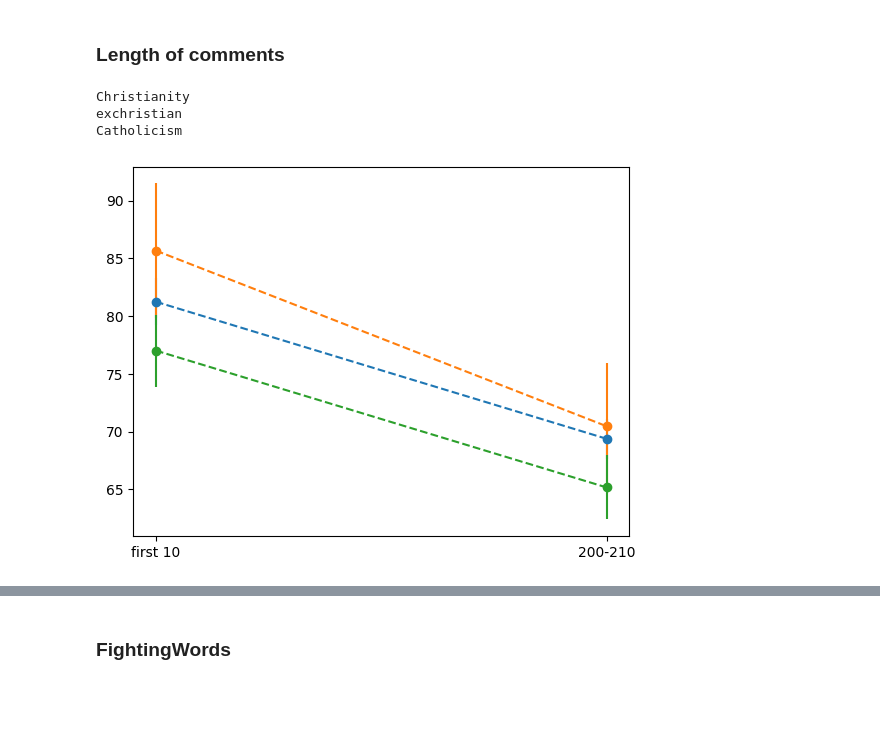
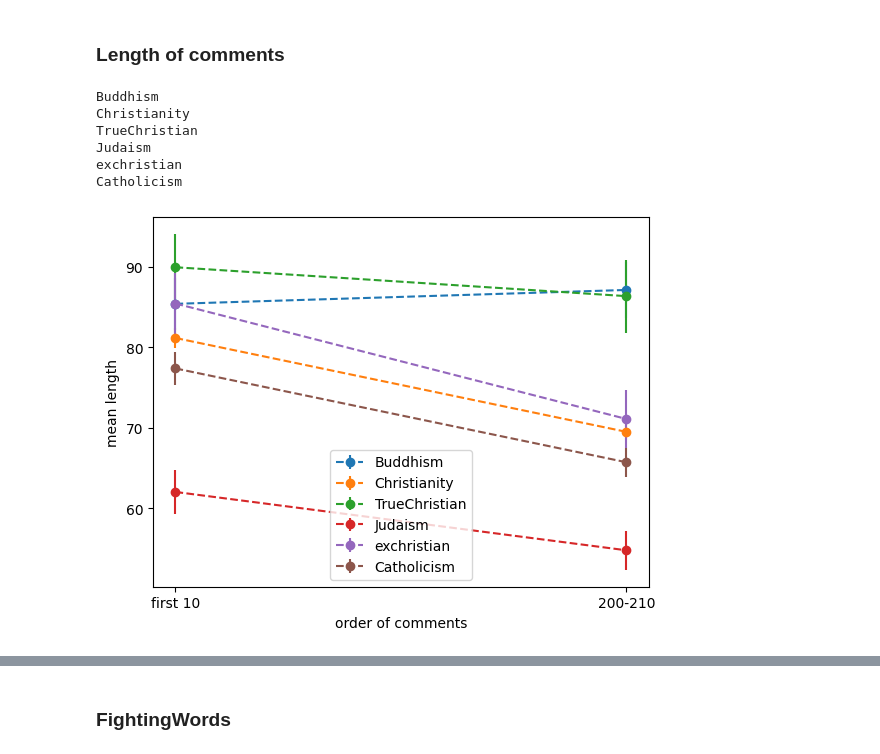
Before and after one commit to andrea-w-wang/reddit-seasonality, a Jupyter notebook: longitudinal and cross-entropy exploration.ipynb, the cells around one changed output, grey strips where cells are left out. Saved outputs shown, nothing was run; the diff lists cells and outputs as text; code cells hidden in the pictures; blank space fills up the shorter version.

```diff
--- a/longitudinal and cross-entropy exploration.ipynb
+++ b/longitudinal and cross-entropy exploration.ipynb
@@ -19,7 +19,12 @@ from numpy_ml import ngram
 import scipy.stats as stats
 
 SUBREDDITS = ['Buddhism', 'Christianity', 'TrueChristian', 'Judaism', 'exchristian', 'Catholicism']
-
+MONTHS = [
+    '2016-01', '2016-02', '2016-03', '2016-04', '2016-05', '2016-06', '2016-07', '2016-08', '2016-09', '2016-10',
+    '2016-11', '2016-12', '2017-01', '2017-02', '2017-03', '2017-04', '2017-05', '2017-06', '2017-07', '2017-08',
+    '2017-09', '2017-10', '2017-11', '2017-12', '2018-01', '2018-02', '2018-03', '2018-04', '2018-05', '2018-06',
+    '2018-07', '2018-08', '2018-09', '2018-10'
+]
 def calc_conf_interval(data):
     interval = stats.norm.interval(confidence=0.95, loc=np.mean(data), scale=stats.sem(data))
     return (interval[-1] - interval[0])/2
@@ -96,7 +101,7 @@ df.head()
 | clfze | 1278105158 | http://www.reddit.com/r/reddit.co... | chemistry_teacher | None | clfze |  | 0 | ... |
 | clg0l | 1278105416 | http://www.reddit.com/r/reddit.co... | chemistry_teacher | None | clg0l |  | 0 | ... |
 # %%
-comments = dict()x
+comments = dict()
 for subreddit in SUBREDDITS:
     df = dfs[subreddit]
     comments[subreddit] = df[df['reply_to'].notnull()].copy()
@@ -427,6 +507,10 @@ for subreddit in [
     'RadicalChristianity',
     'Catholicism'
 ]:
+#     mean = [np.mean(ref_cross_entropy[subreddit][month]) for month in MONTHS]
+#     conf_interval = [calc_conf_interval(ref_cross_entropy[subreddit][month]) for month in MONTHS]
+
+#     plt.errorbar(MONTHS, mean, yerr=conf_interval, fmt="o-", label='reference')
     mean = [np.mean(community_cross_entropy[subreddit][month]) for month in MONTHS]
     conf_interval = [calc_conf_interval(community_cross_entropy[subreddit][month]) for month in MONTHS]
 
@@ -441,6 +525,7 @@ for subreddit in [
     plt.title(subreddit)
     plt.xlabel("year-month")
     plt.ylabel("cross-entropy")
-    plt.ylim([15.8, 17])
+    plt.ylim([15.5, 17])
+    plt.savefig(f'cross-entropy-{subreddit}.jpg')
     plt.show()
 # %% [output]
@@ -458,35 +543,40 @@ for subreddit in [
 # %%
 for subreddit in SUBREDDITS:
     print(subreddit)
     df = comments[subreddit]
     group = df.sort_values(['speaker', 'timestamp']).groupby(["speaker"])
     df['order'] = group.cumcount() + 1
     df['text_len'] = df['text'].apply(lambda utt: len(utt.split()))
     speaker_total_comments = df.groupby("speaker")['order'].max().reset_index(name="n_comments")
-    speakers = speaker_total_comments[speaker_total_comments['n_comments'] >= 110]['speaker'].values
+    speakers = speaker_total_comments[speaker_total_comments['n_comments'] >= 210]['speaker'].values
     # 0 - 10
-    early = df[(df['speaker'].isin(speakers)) & (df['order'] <= 10)].groupby('speaker')['text_len']
-    early_mean = early.mean()
+    early = df[(df['speaker'].isin(speakers)) & (df['order'] <= 10)]
+
     # 200 - 210
-    late = df[(df['speaker'].isin(speakers)) & (df['order'] < 210) & (df['order'] >= 200)].groupby('speaker')['text_len']
-    late_mean = late.mean()
+    late = df[(df['speaker'].isin(speakers)) & (df['order'] < 210) & (df['order'] >= 200)]
 
-    length_compare = early_mean.reset_index(name="0-10").merge(late_mean.reset_index(name="200-210"))
-    length_compare['change'] = length_compare['200-210'] - length_compare['0-10']
-    plt.errorbar(['first 10', '200-210'],
-             [length_compare['0-10'].mean(),
-                length_compare['200-210'].mean()],
-            yerr = [calc_conf_interval(length_compare['0-10']), calc_conf_interval(length_compare['200-210'])],
+    plt.errorbar(
+        ['first 10', '200-210'],
+        [
+            early['text_len'].mean(),
+            late['text_len'].mean()
+        ],
+        yerr = [
+            calc_conf_interval(early['text_len'].values),
+            calc_conf_interval(late['text_len'].values)
+        ],
             fmt="o--",
             label=subreddit)
-
 
 plt.legend()
 plt.ylabel("mean length")
 plt.xlabel("order of comments")
 plt.show()
 # %% [output]
+Buddhism
 Christianity
+TrueChristian
+Judaism
 exchristian
 Catholicism
-[figure, old version]
+[figure, new version]
```
Also changed, not shown: parts of 29 cells of this notebook.
